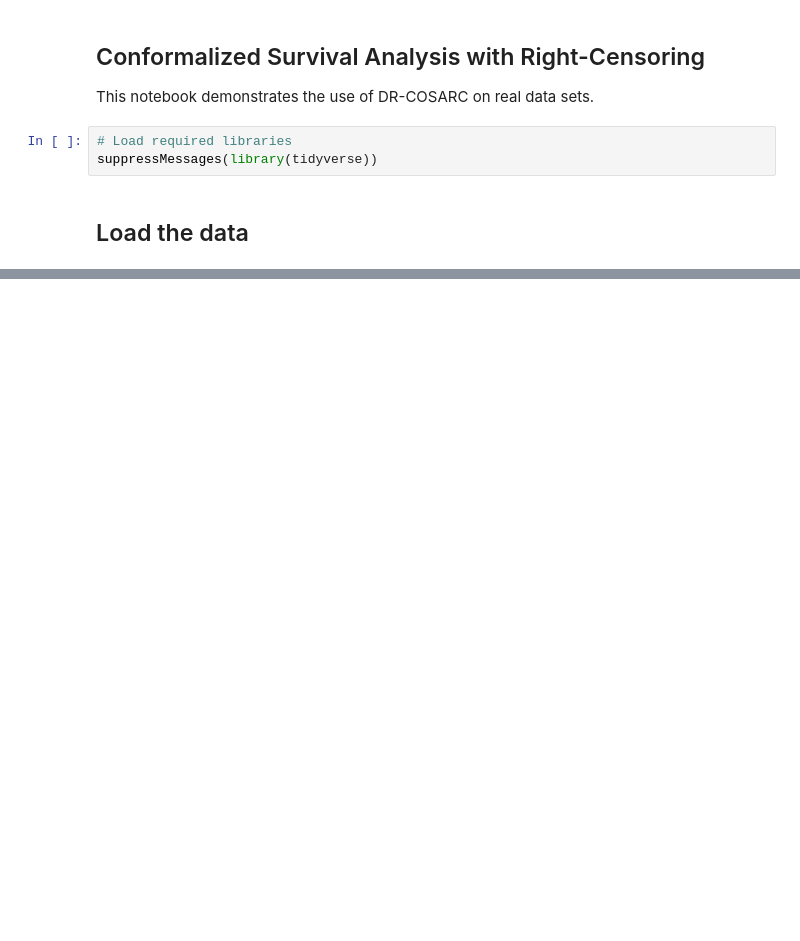
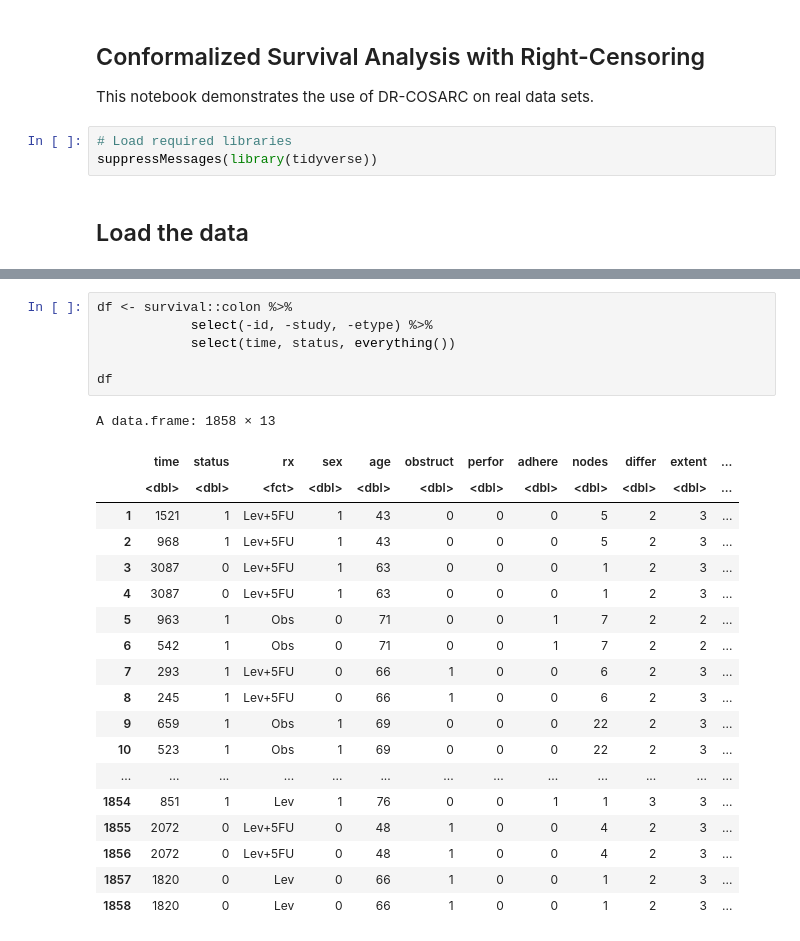
Before and after one commit to msesia/conformal_survival, a Jupyter notebook: code/experiments/data_cleaning.ipynb, the cells around one changed output, grey strips where cells are left out. Saved outputs shown, nothing was run; the diff lists cells and outputs as text; blank space fills up the shorter version.

```diff
--- a/code/experiments/data_cleaning.ipynb
+++ b/code/experiments/data_cleaning.ipynb
@@ -35,0 +57,26 @@ Processing GBSG2...
+# %%
+df <- survival::colon %>%
+            select(-id, -study, -etype) %>%
+            select(time, status, everything())
+
+df
+# %% [output]
+A data.frame: 1858 × 13
+|  | time | status | rx | sex | age | obstruct | perfor | adhere | nodes | differ | extent | ... |
+|  | <dbl> | <dbl> | <fct> | <dbl> | <dbl> | <dbl> | <dbl> | <dbl> | <dbl> | <dbl> | <dbl> | ... |
+| 1 | 1521 | 1 | Lev+5FU | 1 | 43 | 0 | 0 | 0 | 5 | 2 | 3 | ... |
+| 2 | 968 | 1 | Lev+5FU | 1 | 43 | 0 | 0 | 0 | 5 | 2 | 3 | ... |
+| 3 | 3087 | 0 | Lev+5FU | 1 | 63 | 0 | 0 | 0 | 1 | 2 | 3 | ... |
+| 4 | 3087 | 0 | Lev+5FU | 1 | 63 | 0 | 0 | 0 | 1 | 2 | 3 | ... |
+| 5 | 963 | 1 | Obs | 0 | 71 | 0 | 0 | 1 | 7 | 2 | 2 | ... |
+| 6 | 542 | 1 | Obs | 0 | 71 | 0 | 0 | 1 | 7 | 2 | 2 | ... |
+| 7 | 293 | 1 | Lev+5FU | 0 | 66 | 1 | 0 | 0 | 6 | 2 | 3 | ... |
+| 8 | 245 | 1 | Lev+5FU | 0 | 66 | 1 | 0 | 0 | 6 | 2 | 3 | ... |
+| 9 | 659 | 1 | Obs | 1 | 69 | 0 | 0 | 0 | 22 | 2 | 3 | ... |
+| 10 | 523 | 1 | Obs | 1 | 69 | 0 | 0 | 0 | 22 | 2 | 3 | ... |
+| ... | ... | ... | ... | ... | ... | ... | ... | ... | ... | ... | ... | ... |
+| 1854 | 851 | 1 | Lev | 1 | 76 | 0 | 0 | 1 | 1 | 3 | 3 | ... |
+| 1855 | 2072 | 0 | Lev+5FU | 0 | 48 | 1 | 0 | 0 | 4 | 2 | 3 | ... |
+| 1856 | 2072 | 0 | Lev+5FU | 0 | 48 | 1 | 0 | 0 | 4 | 2 | 3 | ... |
+| 1857 | 1820 | 0 | Lev | 0 | 66 | 1 | 0 | 0 | 1 | 2 | 3 | ... |
+| 1858 | 1820 | 0 | Lev | 0 | 66 | 1 | 0 | 0 | 1 | 2 | 3 | ... |
```
Also changed, not shown: parts of 2 cells of this notebook, 4 other files.
